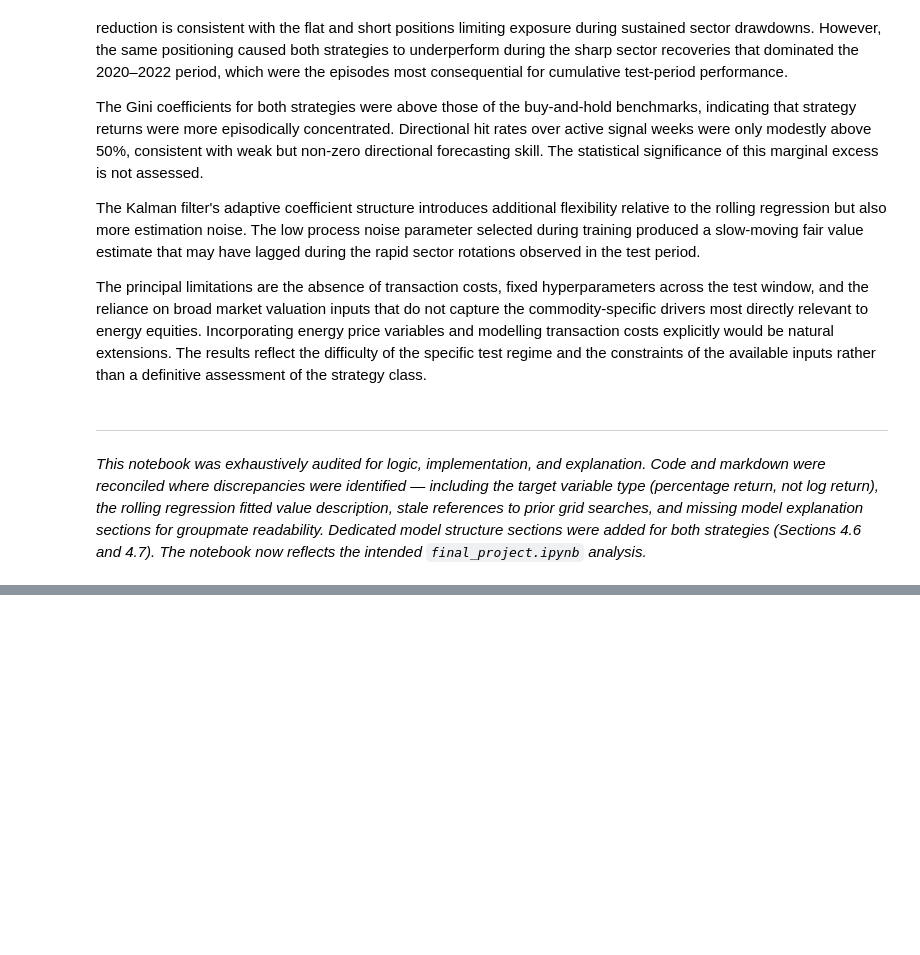
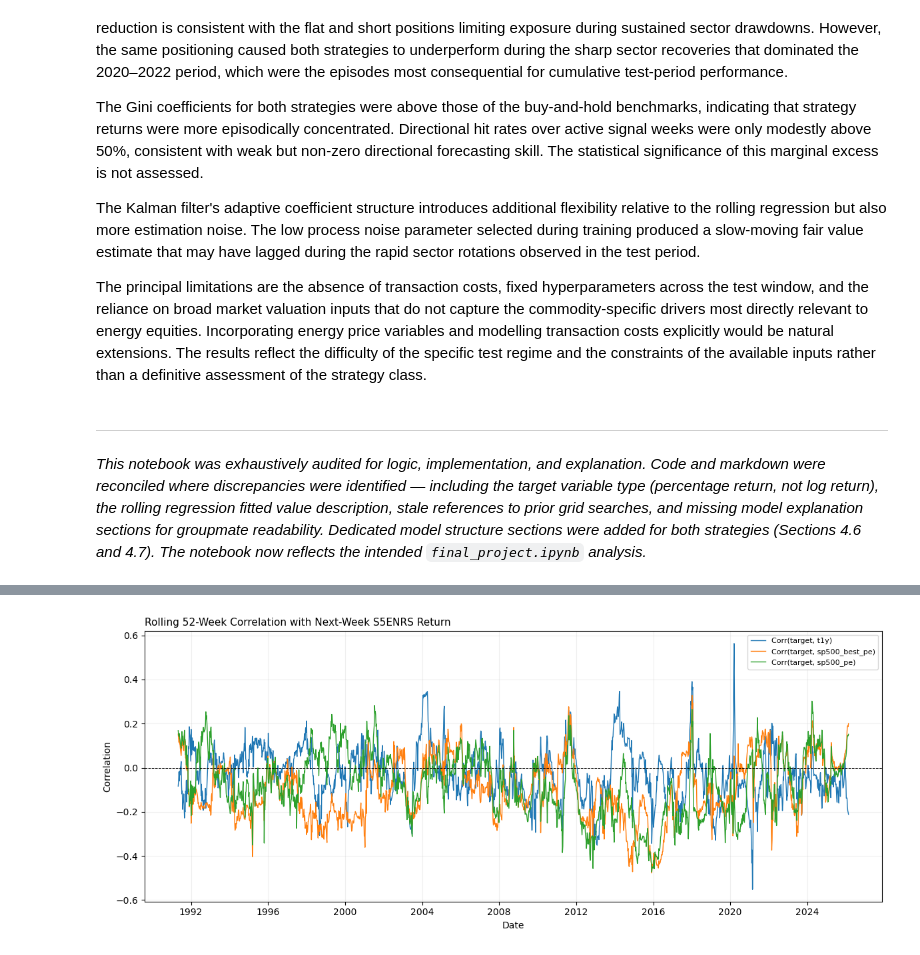
Before and after one commit to JWilliams2001-hub/Forecast_Strategy, a Jupyter notebook: final_project.ipynb, the cells around one changed output, grey strips where cells are left out. Cells and saved outputs as stored; diff of their text form; code cells hidden in the pictures; blank space fills up the shorter version.

```diff
--- a/final_project.ipynb
+++ b/final_project.ipynb
@@ -837,0 +1074,22 @@ The principal limitations are the absence of transaction costs, fixed hyperparam
+# %%
+# 3) Rolling correlation with next-week energy return target
+roll_window_corr = 52
+rolling_corr = pd.DataFrame({
+    'Corr(target, t1y)': viz['target'].rolling(roll_window_corr).corr(viz['t1y']),
+    'Corr(target, sp500_best_pe)': viz['target'].rolling(roll_window_corr).corr(viz['sp500_best_pe']),
+    'Corr(target, sp500_pe)': viz['target'].rolling(roll_window_corr).corr(viz['sp500_pe']),
+})
+
+fig, ax = plt.subplots(figsize=(12, 5))
+for c in rolling_corr.columns:
+    ax.plot(rolling_corr.index, rolling_corr[c], linewidth=1.0, label=c)
+ax.axhline(0, color='black', linestyle='--', linewidth=0.7)
+ax.set_title('Rolling 52-Week Correlation with Next-Week S5ENRS Return', fontsize=11, loc='left')
+ax.set_xlabel('Date')
+ax.set_ylabel('Correlation')
+ax.legend(fontsize=8)
+ax.grid(alpha=0.2)
+plt.tight_layout()
+plt.show()
+# %% [output]
+[figure, added]
```
Also changed, not shown: parts of 37 cells of this notebook, 3 other files.
